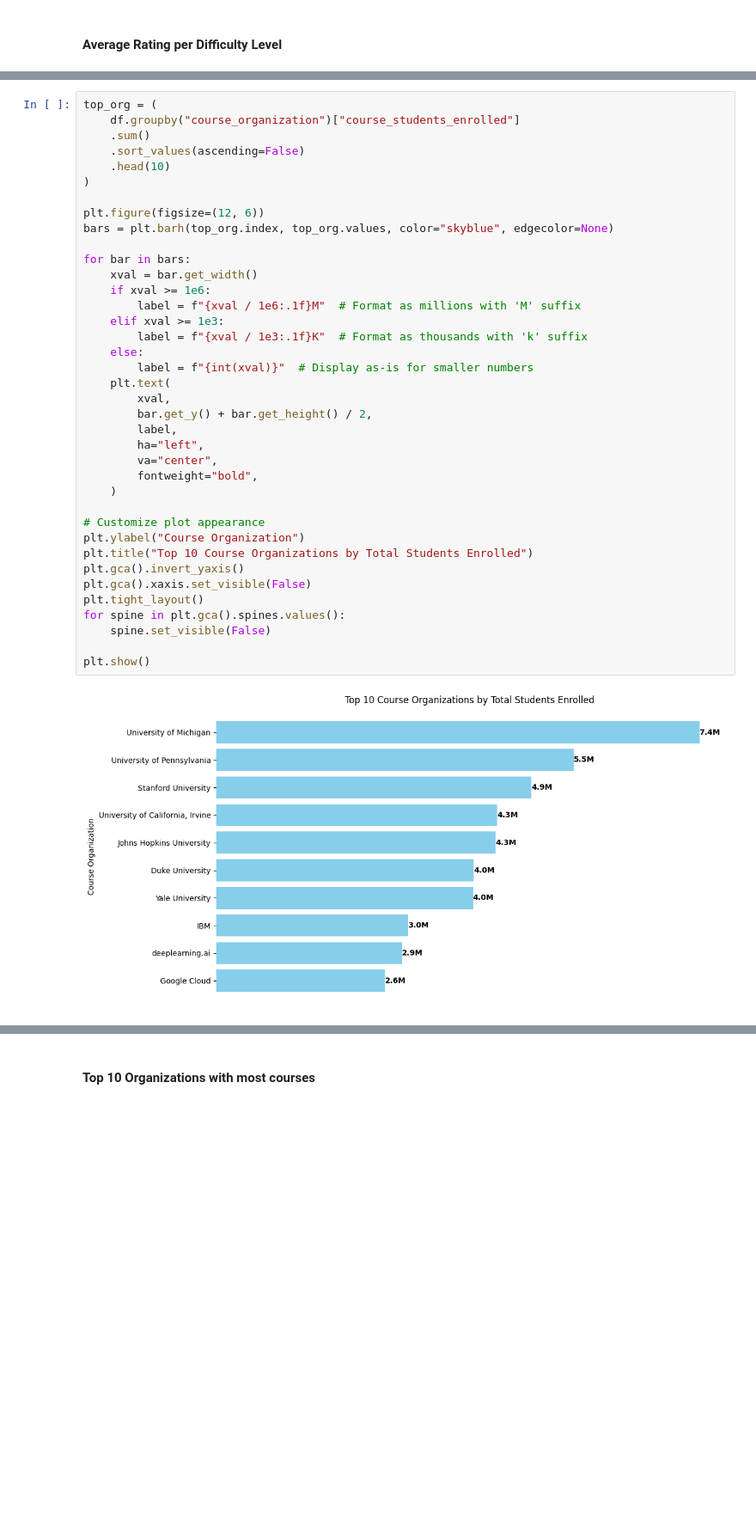
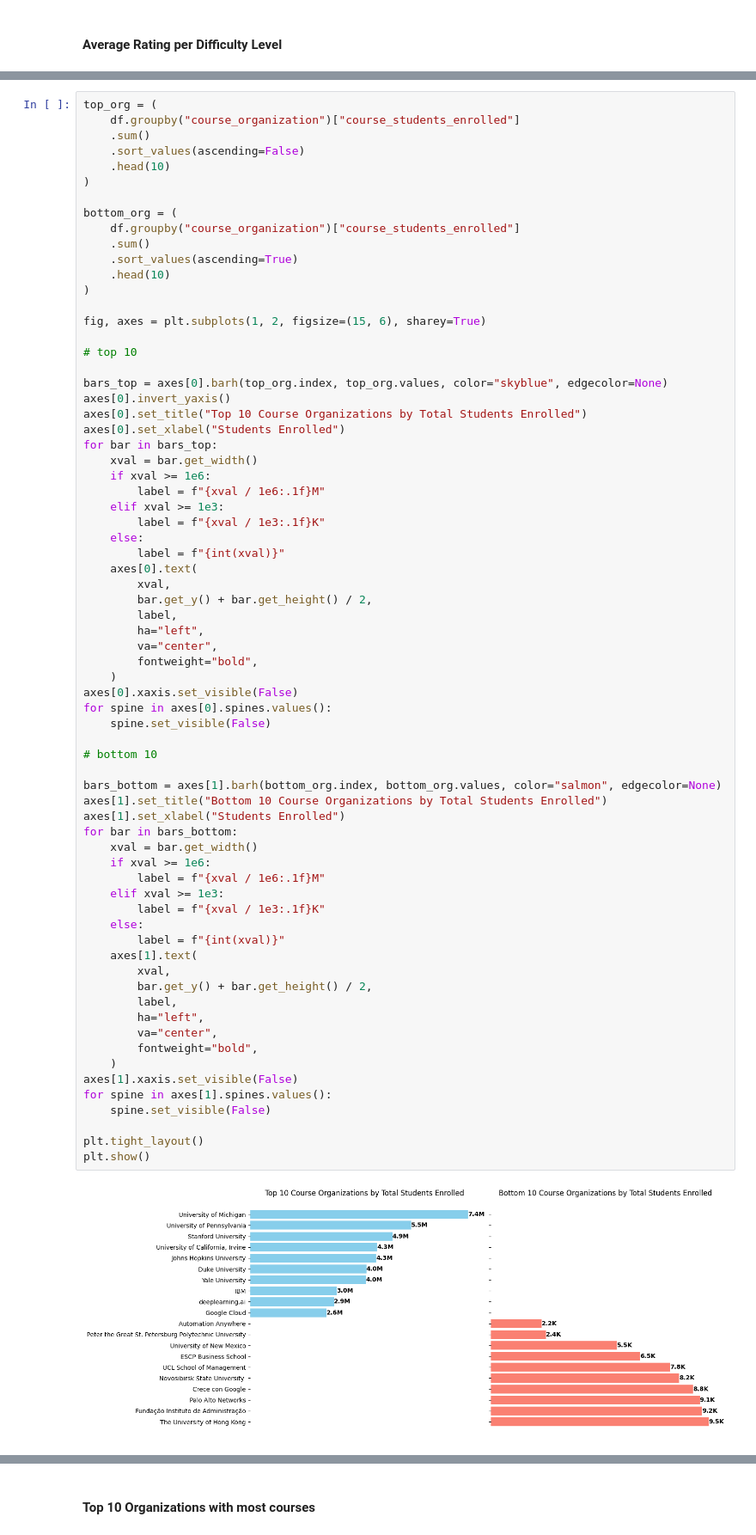
Before and after one commit to bondpapi/Coursera-Courses-Analysis, a Jupyter notebook: coursera_courses.ipynb, the cells around one changed output, grey strips where cells are left out. Shown at 86% size. Saved outputs shown, nothing was run; the diff lists cells and outputs as text; blank space fills up the shorter version.

```diff
--- a/coursera_courses.ipynb
+++ b/coursera_courses.ipynb
@@ -167,40 +184,72 @@ fig.show()
 # %%
 top_org = (
     df.groupby("course_organization")["course_students_enrolled"]
     .sum()
     .sort_values(ascending=False)
     .head(10)
 )
 
-plt.figure(figsize=(12, 6))
-bars = plt.barh(top_org.index, top_org.values, color="skyblue", edgecolor=None)
+bottom_org = (
+    df.groupby("course_organization")["course_students_enrolled"]
+    .sum()
+    .sort_values(ascending=True)
+    .head(10)
+)
 
-for bar in bars:
+fig, axes = plt.subplots(1, 2, figsize=(15, 6), sharey=True)
+
+# top 10
+
+bars_top = axes[0].barh(top_org.index, top_org.values, color="skyblue", edgecolor=None)
+axes[0].invert_yaxis()
+axes[0].set_title("Top 10 Course Organizations by Total Students Enrolled")
+axes[0].set_xlabel("Students Enrolled")
+for bar in bars_top:
     xval = bar.get_width()
     if xval >= 1e6:
-        label = f"{xval / 1e6:.1f}M"  # Format as millions with 'M' suffix
+        label = f"{xval / 1e6:.1f}M"
     elif xval >= 1e3:
-        label = f"{xval / 1e3:.1f}K"  # Format as thousands with 'k' suffix
+        label = f"{xval / 1e3:.1f}K"
     else:
-        label = f"{int(xval)}"  # Display as-is for smaller numbers
-    plt.text(
+        label = f"{int(xval)}"
+    axes[0].text(
         xval,
         bar.get_y() + bar.get_height() / 2,
         label,
         ha="left",
         va="center",
         fontweight="bold",
     )
-
-# Customize plot appearance
-plt.ylabel("Course Organization")
-plt.title("Top 10 Course Organizations by Total Students Enrolled")
-plt.gca().invert_yaxis()
-plt.gca().xaxis.set_visible(False)
-plt.tight_layout()
-for spine in plt.gca().spines.values():
+axes[0].xaxis.set_visible(False)
+for spine in axes[0].spines.values():
     spine.set_visible(False)
 
+# bottom 10
+
+bars_bottom = axes[1].barh(bottom_org.index, bottom_org.values, color="salmon", edgecolor=None)
+axes[1].set_title("Bottom 10 Course Organizations by Total Students Enrolled")
+axes[1].set_xlabel("Students Enrolled")
+for bar in bars_bottom:
+    xval = bar.get_width()
+    if xval >= 1e6:
+        label = f"{xval / 1e6:.1f}M"
+    elif xval >= 1e3:
+        label = f"{xval / 1e3:.1f}K"
+    else:
+        label = f"{int(xval)}"
+    axes[1].text(
+        xval,
+        bar.get_y() + bar.get_height() / 2,
+        label,
+        ha="left",
+        va="center",
+        fontweight="bold",
+    )
+axes[1].xaxis.set_visible(False)
+for spine in axes[1].spines.values():
+    spine.set_visible(False)
+
+plt.tight_layout()
 plt.show()
 # %% [output]
-[figure, old version]
+[figure, new version]
```
Also changed, not shown: parts of 22 cells of this notebook.
